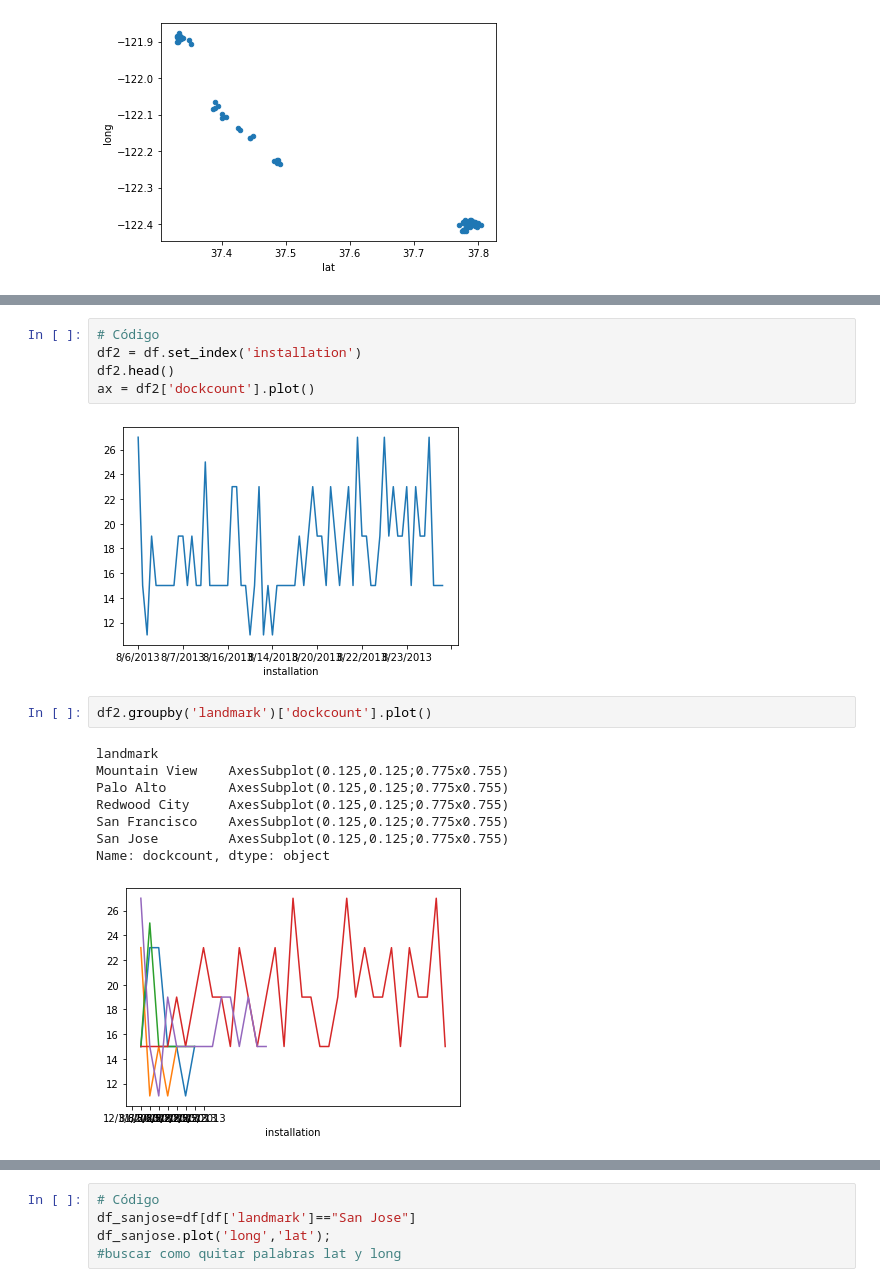
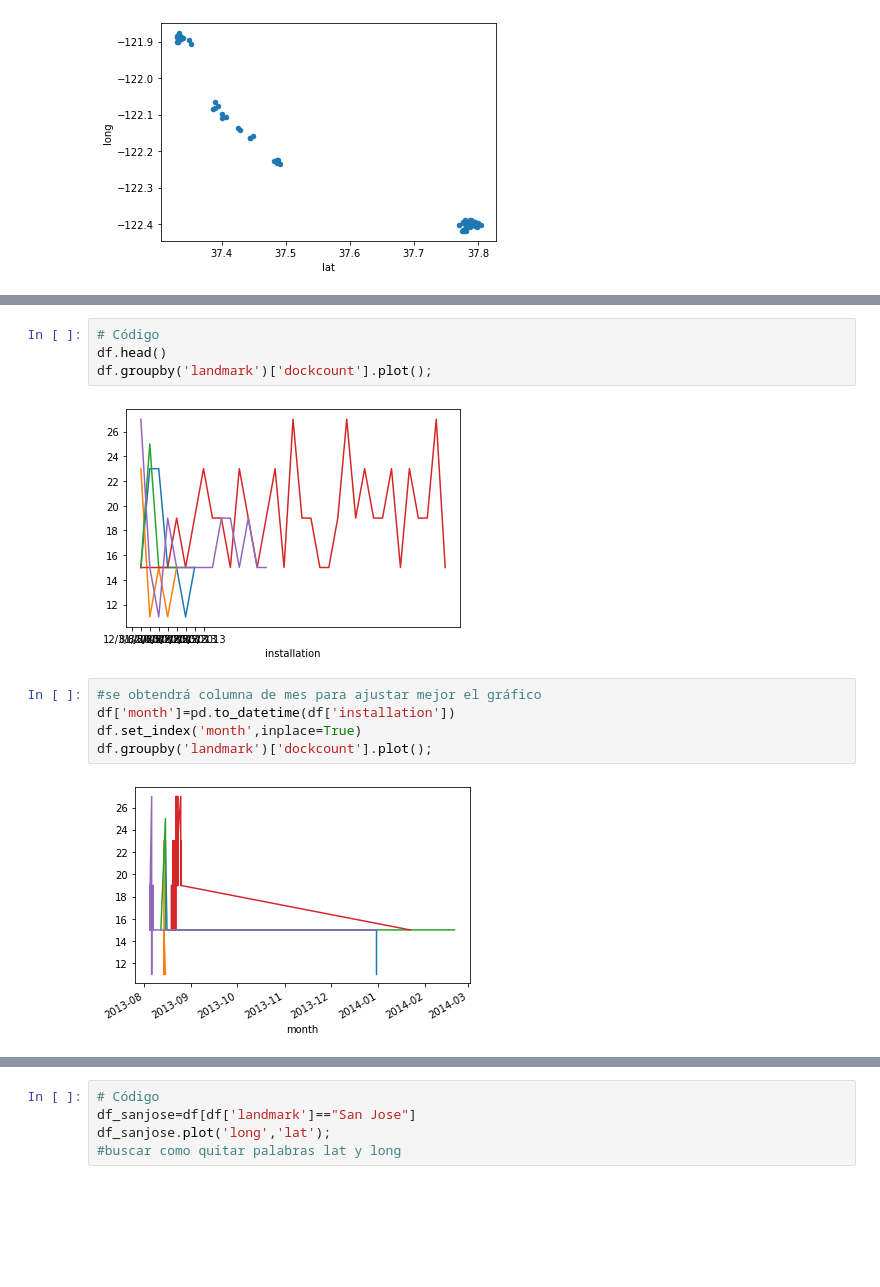
Before and after one commit to claudiarmza/DataTranslator, a Jupyter notebook: Actividad_Plotting.ipynb, the cells around one changed output, grey strips where cells are left out. Cells and saved outputs as stored; diff of their text form; blank space fills up the shorter version.

```diff
--- a/Actividad_Plotting.ipynb
+++ b/Actividad_Plotting.ipynb
@@ -796,22 +782,17 @@ Graficar el conteo de paradas (dockcounts) a través del tiempo utilizando una l
 ![bike_stations](https://i.ibb.co/yRqms4w/bike-stations.png)
 # %%
 # Código
-df2 = df.set_index('installation')
-df2.head()
-ax = df2['dockcount'].plot()
+df.head()
+df.groupby('landmark')['dockcount'].plot();
 # %% [output]
-[figure, old version]
+[figure, new version]
-# %%
-df2.groupby('landmark')['dockcount'].plot()
-# %% [output]
-landmark
-Mountain View    AxesSubplot(0.125,0.125;0.775x0.755)
-Palo Alto        AxesSubplot(0.125,0.125;0.775x0.755)
-Redwood City     AxesSubplot(0.125,0.125;0.775x0.755)
-San Francisco    AxesSubplot(0.125,0.125;0.775x0.755)
-San Jose         AxesSubplot(0.125,0.125;0.775x0.755)
-Name: dockcount, dtype: object
-[figure, removed]
+# %%
+#se obtendrá columna de mes para ajustar mejor el gráfico
+df['month']=pd.to_datetime(df['installation'])
+df.set_index('month',inplace=True)
+df.groupby('landmark')['dockcount'].plot();
+# %% [output]
+[figure, added]
 # %% [markdown]
 ### Actividad
 Elaborar un gráfico que muestre si las estaciones en san jose poseen alguna direccionalidad ordenadas por su fecha de construcción.
```
Also changed, not shown: parts of 24 cells of this notebook.
